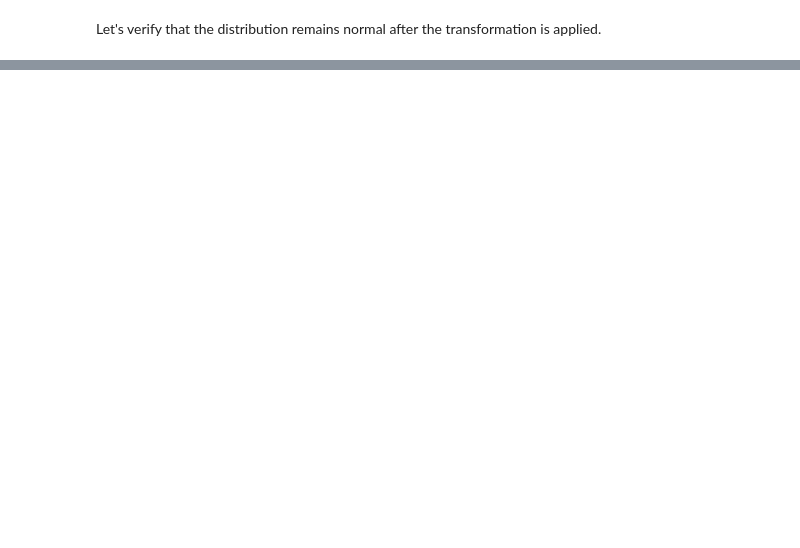
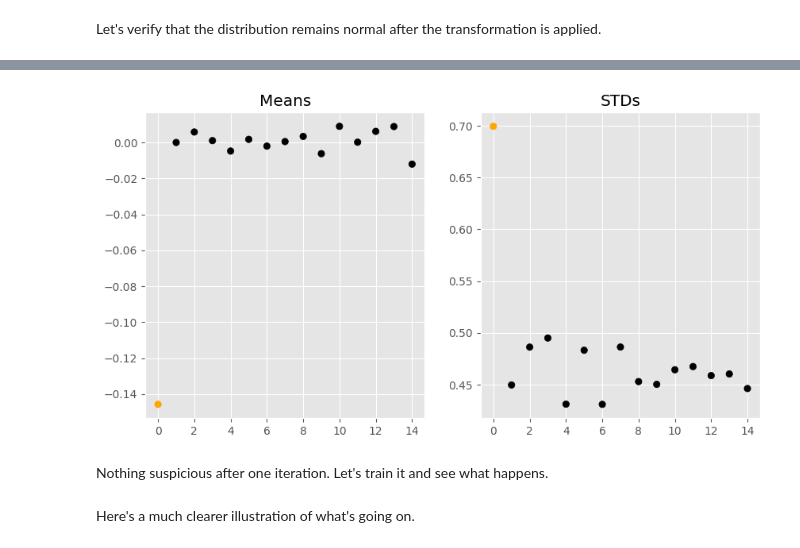
Before and after one commit to jeremyadamsfisher/slow_diffusion, a Jupyter notebook: nbs/06_initialization.ipynb, the cells around one changed output, grey strips where cells are left out. Drawn from its saved outputs; the diff is of its cells as text; code cells hidden in the pictures; blank space fills up the shorter version.

```diff
--- a/nbs/06_initialization.ipynb
+++ b/nbs/06_initialization.ipynb
@@ -72,0 +84,58 @@ Good! The Kaiming methods preserve the distribution variance, unlike default.
+# %%
+def append(module, _, acts):
+    module.acts = acts
+# %%
+@contextmanager
+def monitor_activations(model):
+    hooks = []
+    for name, m in model.unet.named_modules():
+        hooks.append(m.register_forward_hook(append))
+    yield
+    for hook in hooks:
+        hook.remove()
+# %%
+un = get_tiny_unet_lightning(act=nn.SiLU)
+un = un.apply(kaiming)
+
+with monitor_activations(un), torch.no_grad():
+    un.step(((x_t, t), ε))
+# %%
+def plot_per_layer_stats(mods):
+    fig, (ax0, ax1) = plt.subplots(1, 2, figsize=(10, 5))
+    ax0.set(title="Means")
+    ax1.set(title="STDs")
+
+    data = []
+    data.append((x_t.mean(), x_t.std(), "Input"))
+    for m in mods:
+        clsname = m.__class__.__name__
+        row = (m.acts.mean(), m.acts.std(), clsname)
+        data.append(row)
+    means, stds, clss = zip(*data)
+    idxs = torch.arange(0, len(data))
+    color_map = {
+        "Downblock": "b",
+        "Upblock": "r",
+        "Conv2d": "g",
+        "ConvBlock": "purple",
+        "Input": "orange",
+        "ResBlock": "black",
+    }
+    colors = [color_map[c] for c in clss]
+    ax0.scatter(idxs, means, c=colors)
+    ax1.scatter(idxs, stds, c=colors)
+
+
+def plot_per_resnet_stats(model):
+    resnets = []
+    for block in [*model.unet.downblocks, *model.unet.upblocks]:
+        for conv in block.convs:
+            resnets.append(conv)
+    plot_per_layer_stats(resnets)
+
+
+plot_per_resnet_stats(un)
+# %% [output]
+[figure, added]
+# %% [markdown]
+Nothing suspicious after one iteration. Let's train it and see what happens.
@@ -72,0 +153,2 @@ Good! The Kaiming methods preserve the distribution variance, unlike default.
+# %% [markdown]
+Here's a much clearer illustration of what's going on.
```
Also changed, not shown: parts of 15 cells of this notebook, 14 other files.
